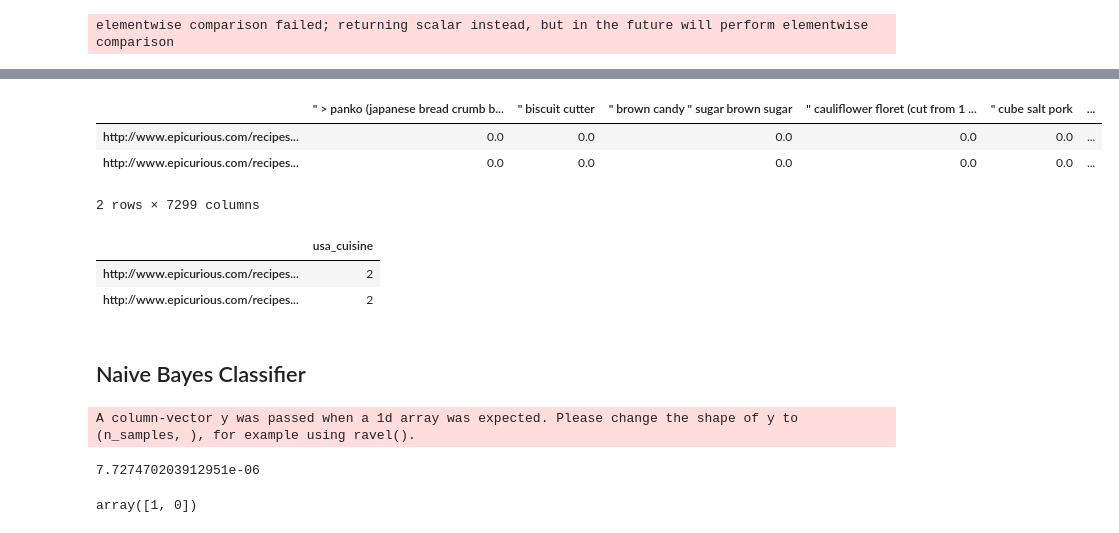
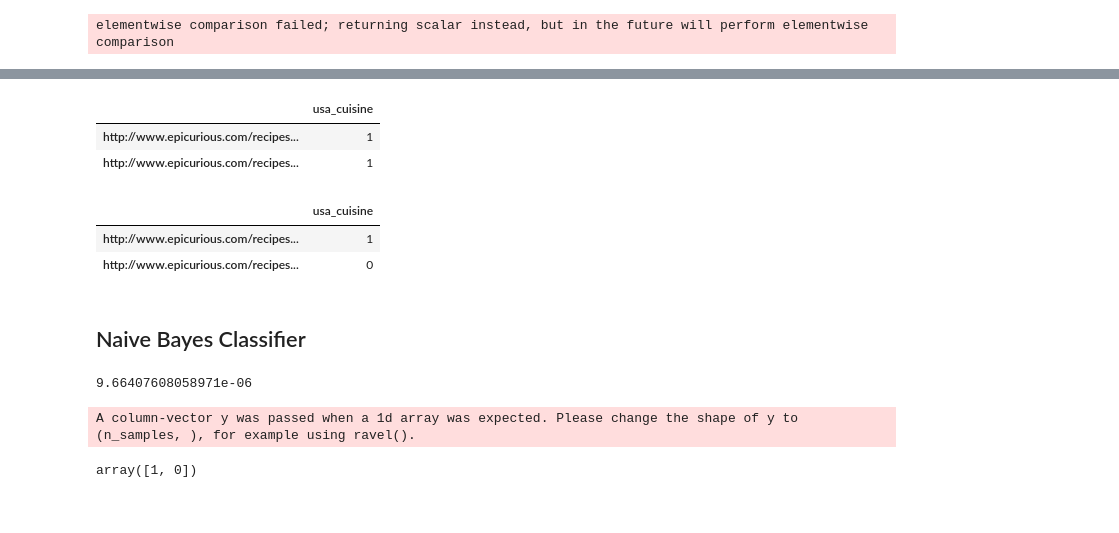
Before and after one commit to Sisyphus192/deep-dishes, a Jupyter notebook: notebooks/classification.ipynb, the cells around one changed output, grey strips where cells are left out. Saved outputs shown, nothing was run; the diff lists cells and outputs as text; code cells hidden in the pictures.

Commit message:
saving work. has code for finding best parameter for SVC

```diff
--- a/notebooks/classification.ipynb
+++ b/notebooks/classification.ipynb
@@ -124,20 +125,19 @@ def deleterows(df,column,value1,value2,yes):
     return df
 # %%
 # drop not relevent columns and drop rest of allergy column except one you are analyzing
-def dropAllergyColumn(sample_df,allergy_col):
-    sample_df = sample_df.drop(columns=['avg_rating','best_rating','prepare_again_rating','num_reviews'],axis=0)
-
-    sample_df = sample_df.drop(columns=allergy_col,axis=0)
+def dropColumn(sample_df,col):
+#     sample_df = sample_df.drop(columns=['avg_rating','best_rating','prepare_again_rating','num_reviews'],axis=0)
+    sample_df = sample_df[(sample_df != np.inf).all(axis=1)]
+    sample_df = sample_df.drop(columns=col,axis=0)
 
     return sample_df
 # %%
 
-def getTrianData(sample_df,data_column,label_column):
+def getTrianData(sample_df,label_column):
     '''Seperate data and label to classify,
     X are attribute columns used to classify, Y is the label
     first delete all infinity values in data. It also drop columns that are not needed.'''
-    sample_df = sample_df[(sample_df != np.inf).all(axis=1)]
-    data = sample_df.drop(columns=data_column, axis=1)
+    data = sample_df.drop(columns=label_column, axis=0)
     label = sample_df[label_column]
     return data,label
 # %%
@@ -209,3 +209,5 @@ print("Non-USA Cuisine: ",count2)
 Neither USA Cuisine or non-USA Cuisine:  9537
 USA Cuisine:  348
 Non-USA Cuisine:  115
+# %%
+sample_df = dropColumn(sample_df,drop_column)
@@ -224,0 +256,4 @@ elementwise comparison failed; returning scalar instead, but in the future will
+# %%
+training_data,test_data = train_test_split(usa_tag_df,test_size= 0.2)
+train_data,train_label = getTrianData(training_data,label_column)
+test_data,test_label = getTrianData(test_data,label_column)
@@ -225,27 +263,26 @@ elementwise comparison failed; returning scalar instead, but in the future will
 # %%
-test_data.head(2)
+train_label.head(2)
 # %% [output]
-|  | " > panko (japanese bread crumb b... | " biscuit cutter | " brown candy " sugar brown sugar | " cauliflower floret (cut from 1 ... | " cube salt pork | ... |
-| http://www.epicurious.com/recipes... | 0.0 | 0.0 | 0.0 | 0.0 | 0.0 | ... |
-| http://www.epicurious.com/recipes... | 0.0 | 0.0 | 0.0 | 0.0 | 0.0 | ... |
+|  | usa_cuisine |
+| http://www.epicurious.com/recipes... | 1 |
+| http://www.epicurious.com/recipes... | 1 |
-2 rows × 7299 columns
 # %%
 test_label.head(2)
 # %% [output]
 |  | usa_cuisine |
-| http://www.epicurious.com/recipes... | 2 |
-| http://www.epicurious.com/recipes... | 2 |
+| http://www.epicurious.com/recipes... | 1 |
+| http://www.epicurious.com/recipes... | 0 |
 # %% [markdown]
 ## Naive Bayes Classifier
 # %%
 
 # # create a guassian classifier
 bayes_model = GaussianNB()
-bayes_model.fit(corr_data,corr_label)
+bayes_model.fit(train_data,train_label)
 print(bayes_model.epsilon_)
 # %% [output]
-A column-vector y was passed when a 1d array was expected. Please change the shape of y to (n_samples, ), for example using ravel().
+9.66407608058971e-06
-7.727470203912951e-06
+A column-vector y was passed when a 1d array was expected. Please change the shape of y to (n_samples, ), for example using ravel().
 # %%
 bayes_model.predict(corr_data.iloc[0:2])
 # %% [output]
```
Also changed, not shown: parts of 13 cells of this notebook.
